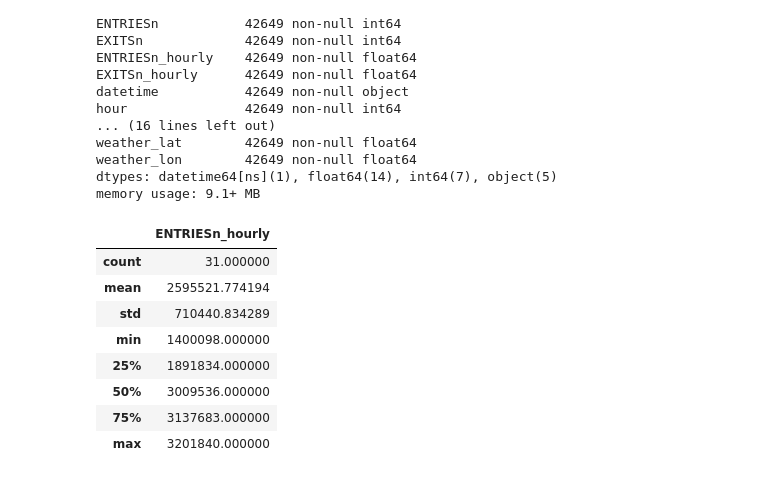
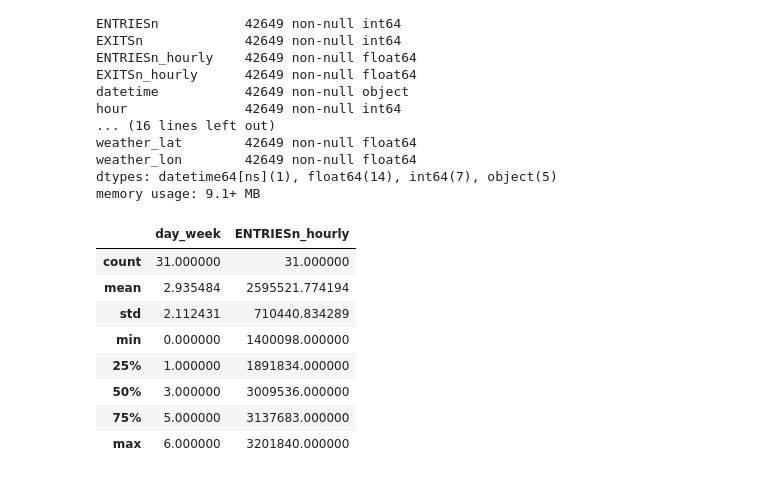
Before and after one commit to laixer/subway-ridership-analysis, a Jupyter notebook: ridership_analysis.ipynb, the cells around one changed output. Cells and saved outputs as stored; diff of their text form; code cells hidden in the pictures.

```diff
--- a/ridership_analysis.ipynb
+++ b/ridership_analysis.ipynb
@@ -38,15 +38,15 @@ weather_lon        42649 non-null float64
 dtypes: datetime64[ns](1), float64(14), int64(7), object(5)
 memory usage: 9.1+ MB
 # %%
-turnstile_data_by_date = turnstile_data[['DATEn', 'ENTRIESn_hourly']].groupby('DATEn', as_index=False).sum()
+turnstile_data_by_date = turnstile_data[['DATEn', 'day_week', 'ENTRIESn_hourly']].groupby(['DATEn', 'day_week'], as_index=False).sum()
 turnstile_data_by_date.describe()
 # %% [output]
-|  | ENTRIESn_hourly |
-| count | 31.000000 |
-| mean | 2595521.774194 |
-| std | 710440.834289 |
-| min | 1400098.000000 |
-| 25% | 1891834.000000 |
-| 50% | 3009536.000000 |
-| 75% | 3137683.000000 |
-| max | 3201840.000000 |
+|  | day_week | ENTRIESn_hourly |
+| count | 31.000000 | 31.000000 |
+| mean | 2.935484 | 2595521.774194 |
+| std | 2.112431 | 710440.834289 |
+| min | 0.000000 | 1400098.000000 |
+| 25% | 1.000000 | 1891834.000000 |
+| 50% | 3.000000 | 3009536.000000 |
+| 75% | 5.000000 | 3137683.000000 |
+| max | 6.000000 | 3201840.000000 |
```
Also changed, not shown: parts of 4 cells of this notebook.
